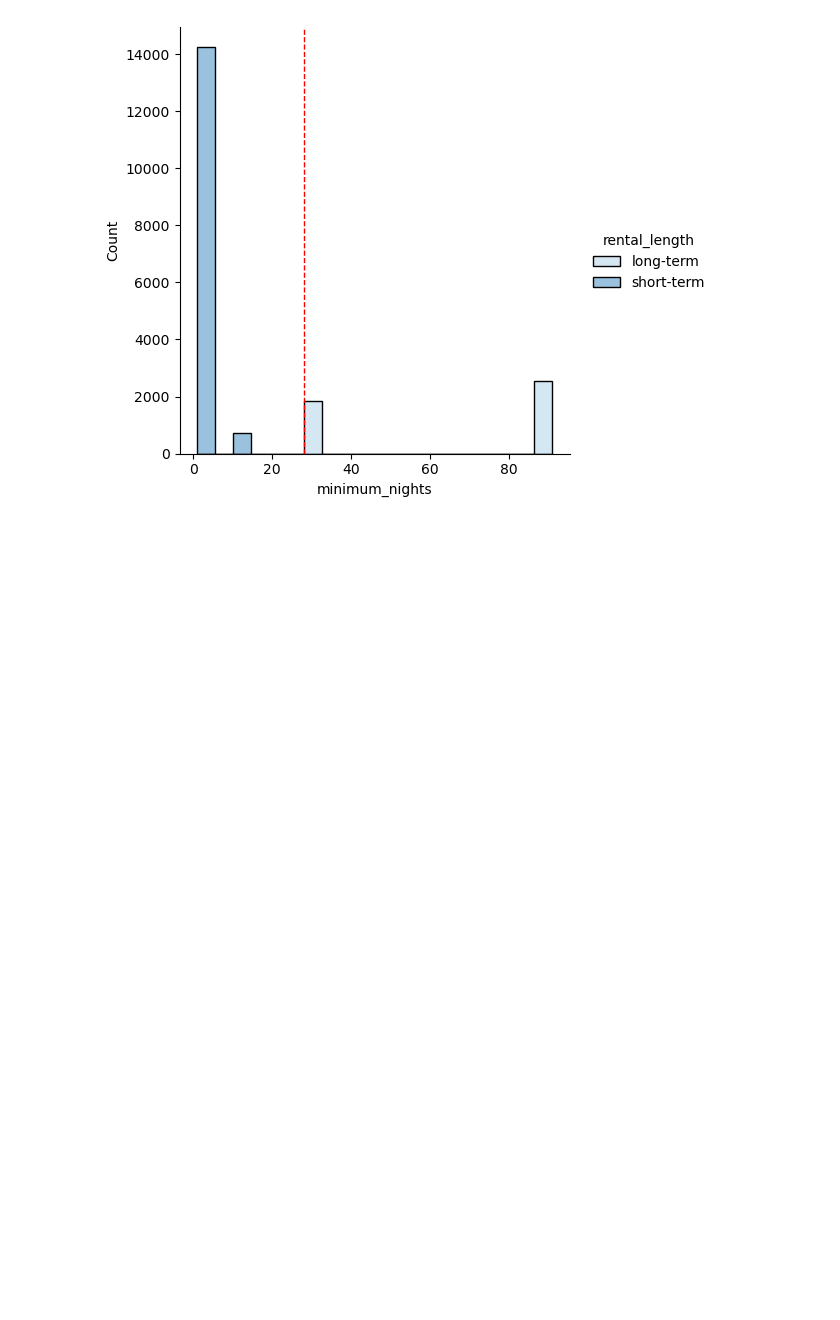
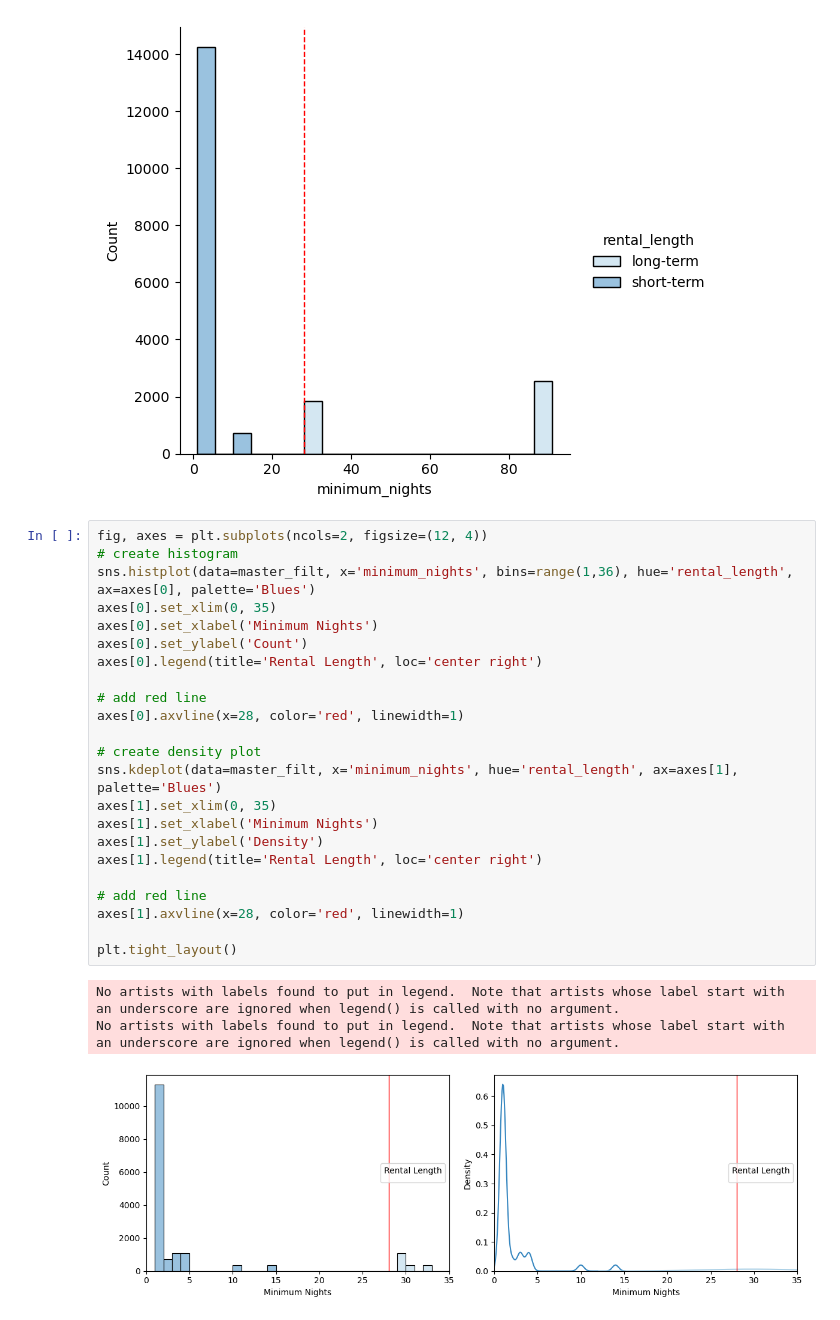
Before and after one commit to Brooks377/leftside_teamproject, a Jupyter notebook: ugly_god/Graphics.ipynb, the cells around one changed output. Drawn from its saved outputs; the diff is of its cells as text; blank space fills up the shorter version.

```diff
--- a/ugly_god/Graphics.ipynb
+++ b/ugly_god/Graphics.ipynb
@@ -192,3 +257,30 @@ ax.refline(x = 28,
 sns.move_legend(ax, "center right")
 # %% [output]
 [figure]
+# %%
+fig, axes = plt.subplots(ncols=2, figsize=(12, 4))
+# create histogram
+sns.histplot(data=master_filt, x='minimum_nights', bins=range(1,36), hue='rental_length', ax=axes[0], palette='Blues')
+axes[0].set_xlim(0, 35)
+axes[0].set_xlabel('Minimum Nights')
+axes[0].set_ylabel('Count')
+axes[0].legend(title='Rental Length', loc='center right')
+
+# add red line
+axes[0].axvline(x=28, color='red', linewidth=1)
+
+# create density plot
+sns.kdeplot(data=master_filt, x='minimum_nights', hue='rental_length', ax=axes[1], palette='Blues')
+axes[1].set_xlim(0, 35)
+axes[1].set_xlabel('Minimum Nights')
+axes[1].set_ylabel('Density')
+axes[1].legend(title='Rental Length', loc='center right')
+
+# add red line
+axes[1].axvline(x=28, color='red', linewidth=1)
+
+plt.tight_layout()
+# %% [output]
+No artists with labels found to put in legend.  Note that artists whose label start with an underscore are ignored when legend() is called with no argument.
+No artists with labels found to put in legend.  Note that artists whose label start with an underscore are ignored when legend() is called with no argument.
+[figure, added]
```
Also changed, not shown: parts of 11 cells of this notebook, 11 other files.
